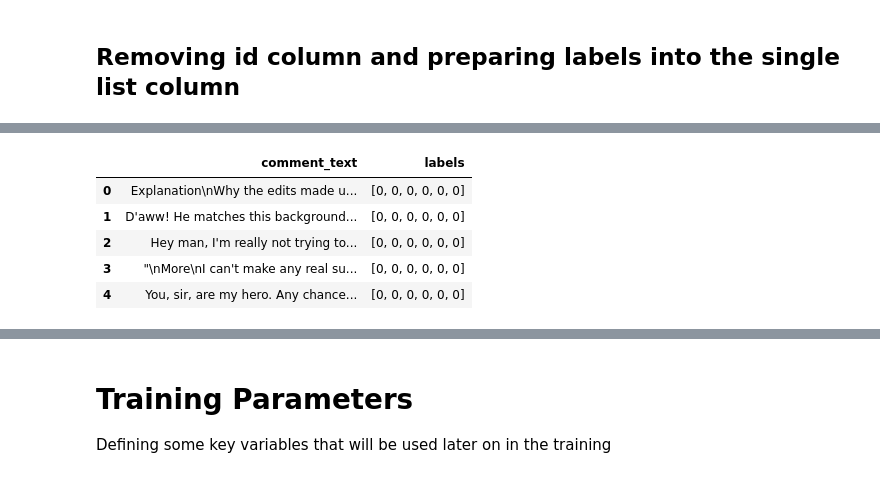
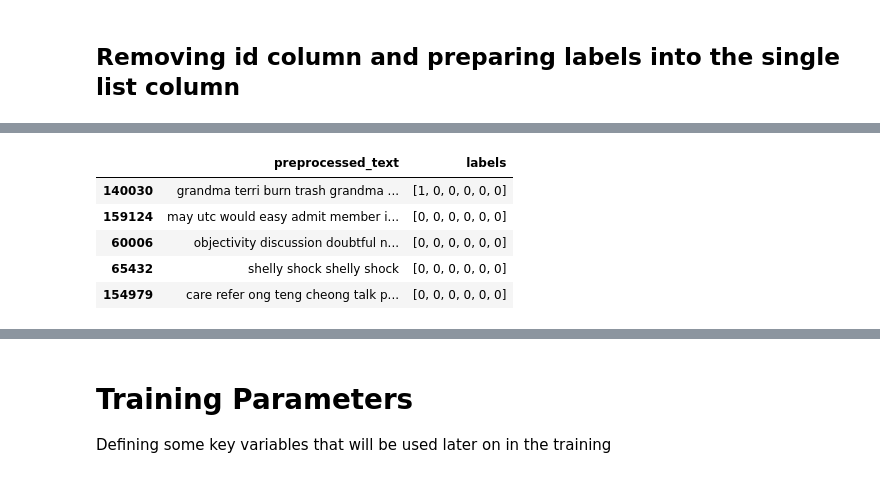
Before and after one commit to altair08/FYP, a Jupyter notebook: finetuned_distilbert.ipynb, the cells around one changed output, grey strips where cells are left out. Saved outputs shown, nothing was run; the diff lists cells and outputs as text; code cells hidden in the pictures.

```diff
--- a/finetuned_distilbert.ipynb
+++ b/finetuned_distilbert.ipynb
@@ -83,3 +64,10 @@ Current device: cuda
+# %%
+import pandas as pd
+import string
+from sklearn.model_selection import train_test_split
+
+dataset = pd.read_csv('/content/drive/MyDrive/Dats/Kaggle/pre_data_train.csv',encoding = 'latin1')
+train_data, test_data = train_test_split(dataset, test_size=0.2, random_state=42)
 # %%
 print(f"Total Training Records : {len(train_data)}")
 train_data.head()
@@ -94,2 +82,13 @@ Total Training Records : 159571
 # %% [markdown]
 ## Removing id column and preparing labels into the single list column
+# %%
+# Drop the "comment_text" and "id" columns
+train_data.drop(["comment_text", "id"], axis=1, inplace=True)
+
+# Move the "preprocessed_text" column to the front
+columns = train_data.columns.tolist()
+columns = ["preprocessed_text"] + [col for col in columns if col != "preprocessed_text"]
+train_data = train_data[columns]
+
+# Print the updated dataframe
+train_data.head()
@@ -96,12 +102,11 @@ Total Training Records : 159571
 # %%
-train_data.drop(['id'], inplace=True, axis=1)
 train_data['labels'] = train_data.iloc[:, 1:].values.tolist()
 train_data.drop(train_data.columns.values[1:-1].tolist(), inplace=True, axis=1)
 train_data.head()
 # %% [output]
-|  | comment_text | labels |
-| 0 | Explanation\nWhy the edits made u... | [0, 0, 0, 0, 0, 0] |
-| 1 | D'aww! He matches this background... | [0, 0, 0, 0, 0, 0] |
-| 2 | Hey man, I'm really not trying to... | [0, 0, 0, 0, 0, 0] |
-| 3 | "\nMore\nI can't make any real su... | [0, 0, 0, 0, 0, 0] |
-| 4 | You, sir, are my hero. Any chance... | [0, 0, 0, 0, 0, 0] |
+|  | preprocessed_text | labels |
+| 140030 | grandma terri burn trash grandma ... | [1, 0, 0, 0, 0, 0] |
+| 159124 | may utc would easy admit member i... | [0, 0, 0, 0, 0, 0] |
+| 60006 | objectivity discussion doubtful n... | [0, 0, 0, 0, 0, 0] |
+| 65432 | shelly shock shelly shock | [0, 0, 0, 0, 0, 0] |
+| 154979 | care refer ong teng cheong talk p... | [0, 0, 0, 0, 0, 0] |
```
Also changed, not shown: parts of 31 cells of this notebook.
